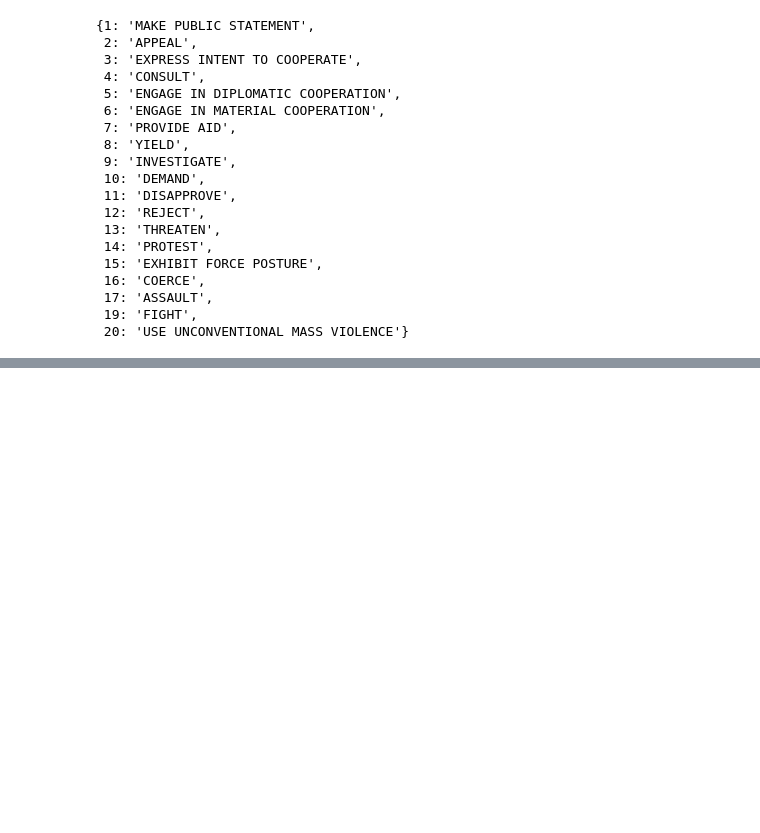
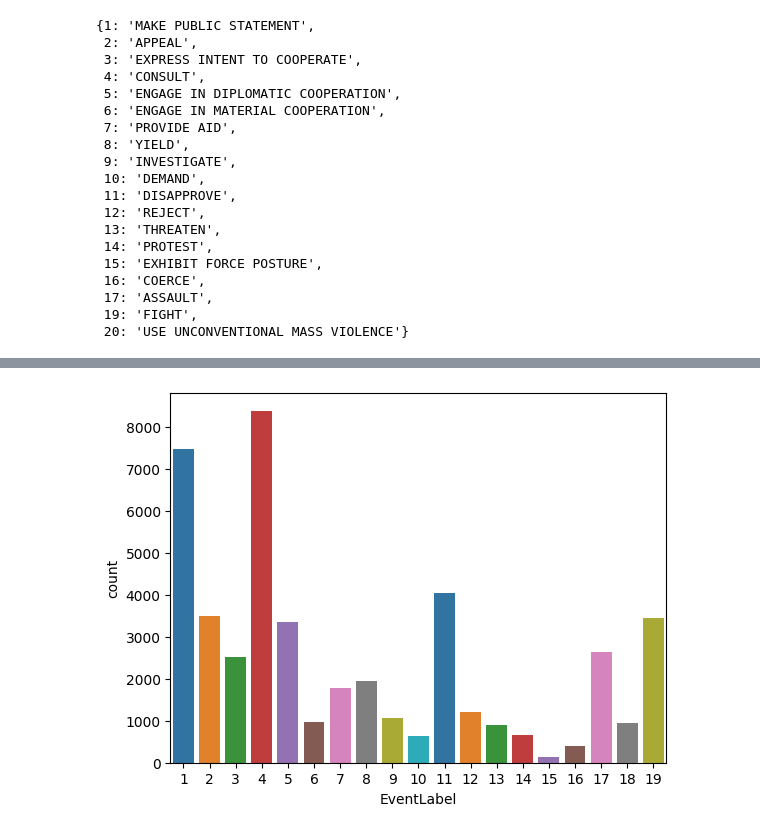
Before and after one commit to elugos/HSMS_LUGOS, a Jupyter notebook: analysis/event_distribution.ipynb, the cells around one changed output, grey strips where cells are left out. Cells and saved outputs as stored; diff of their text form; code cells hidden in the pictures; blank space fills up the shorter version.

```diff
--- a/analysis/event_distribution.ipynb
+++ b/analysis/event_distribution.ipynb
@@ -128,0 +135,7 @@ sns.barplot(data=event_count_df, x='EventLabel', y='count', hue='EventLabel', pa
+# %%
+# Events with count >= n
+n = 50
+event_count_df_cutoff = event_counts[event_counts>n].reset_index()
+sns.barplot(data=event_count_df_cutoff, x='EventLabel', y='count', hue='EventLabel', palette='tab10', legend=False);
+# %% [output]
+[figure, added]
```
Also changed, not shown: parts of 10 cells of this notebook, 4 other files.
